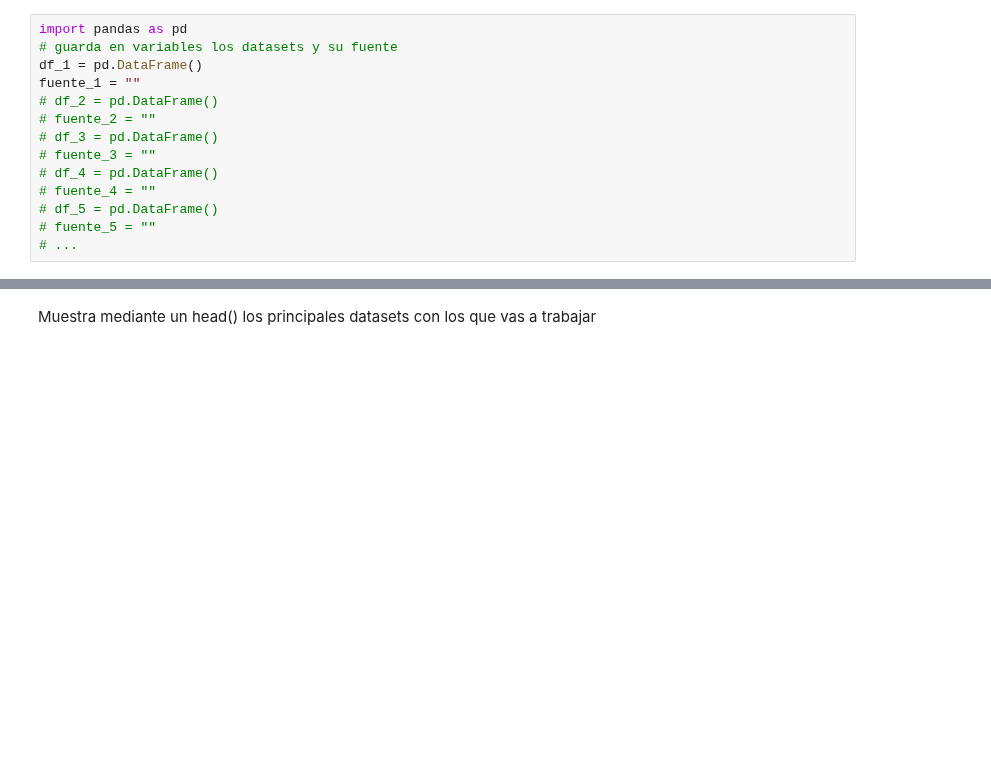
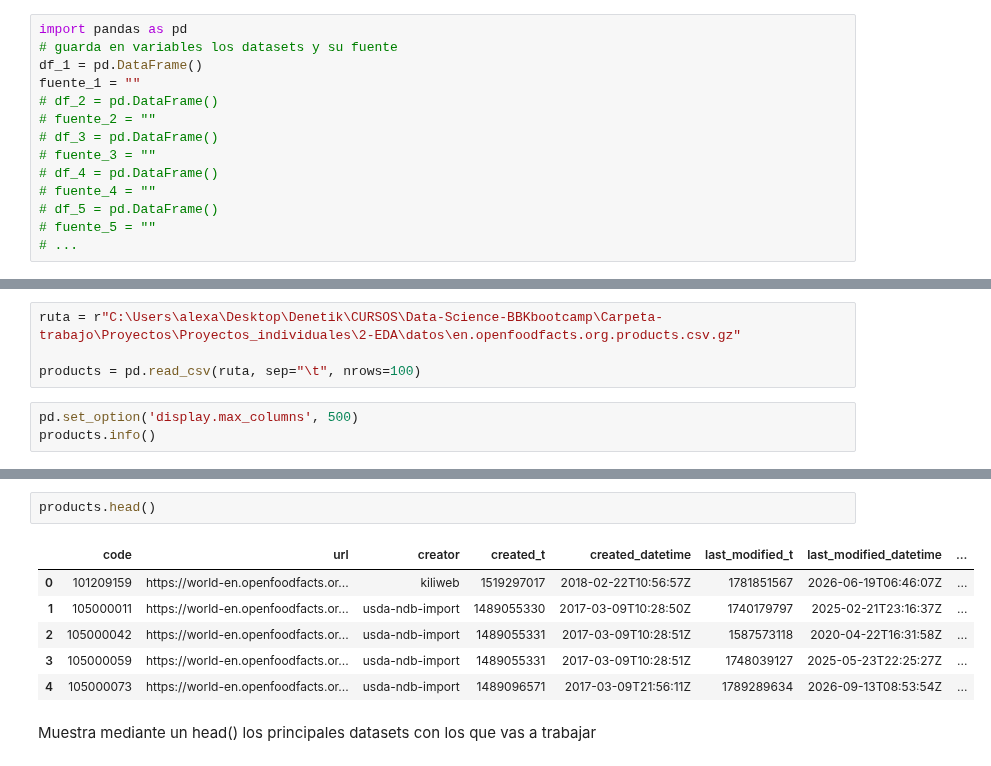
Before and after one commit to alexadodu/2026-10-BILBAO-FT-Data-Science, a Jupyter notebook: 2-Data_Analysis/EDA/Definicion_EDA.ipynb, the cells around one changed output, grey strips where cells are left out. Drawn from its saved outputs; the diff is of its cells as text; blank space fills up the shorter version.

```diff
--- a/2-Data_Analysis/EDA/Definicion_EDA.ipynb
+++ b/2-Data_Analysis/EDA/Definicion_EDA.ipynb
@@ -50,0 +91,7 @@ fuente_1 = ""
+# %%
+ruta = r"C:\Users\alexa\Desktop\Denetik\CURSOS\Data-Science-BBKbootcamp\Carpeta-trabajo\Proyectos\Proyectos_individuales\2-EDA\datos\en.openfoodfacts.org.products.csv.gz"
+
+products = pd.read_csv(ruta, sep="\t", nrows=100)
+# %%
+pd.set_option('display.max_columns', 500)
+products.info()
@@ -51,3 +121,12 @@ fuente_1 = ""
+# %%
+products.head()
+# %% [output]
+|  | code | url | creator | created_t | created_datetime | last_modified_t | last_modified_datetime | ... |
+| 0 | 101209159 | https://world-en.openfoodfacts.or... | kiliweb | 1519297017 | 2018-02-22T10:56:57Z | 1781851567 | 2026-06-19T06:46:07Z | ... |
+| 1 | 105000011 | https://world-en.openfoodfacts.or... | usda-ndb-import | 1489055330 | 2017-03-09T10:28:50Z | 1740179797 | 2025-02-21T23:16:37Z | ... |
+| 2 | 105000042 | https://world-en.openfoodfacts.or... | usda-ndb-import | 1489055331 | 2017-03-09T10:28:51Z | 1587573118 | 2020-04-22T16:31:58Z | ... |
+| 3 | 105000059 | https://world-en.openfoodfacts.or... | usda-ndb-import | 1489055331 | 2017-03-09T10:28:51Z | 1748039127 | 2025-05-23T22:25:27Z | ... |
+| 4 | 105000073 | https://world-en.openfoodfacts.or... | usda-ndb-import | 1489096571 | 2017-03-09T21:56:11Z | 1789289634 | 2026-09-13T08:53:54Z | ... |
 # %% [markdown]
 Muestra mediante un head() los principales datasets con los que vas a trabajar
 # %%
```
Also changed, not shown: parts of 5 cells of this notebook.
